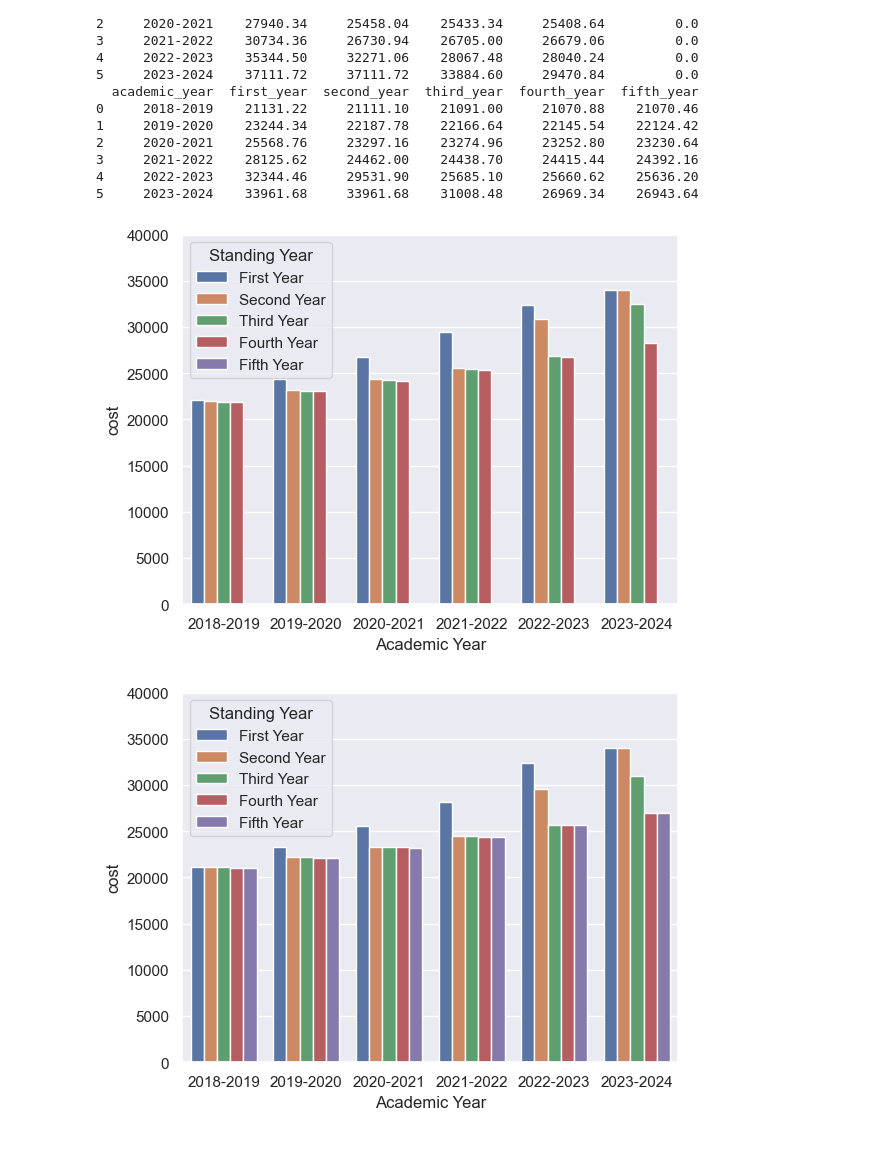
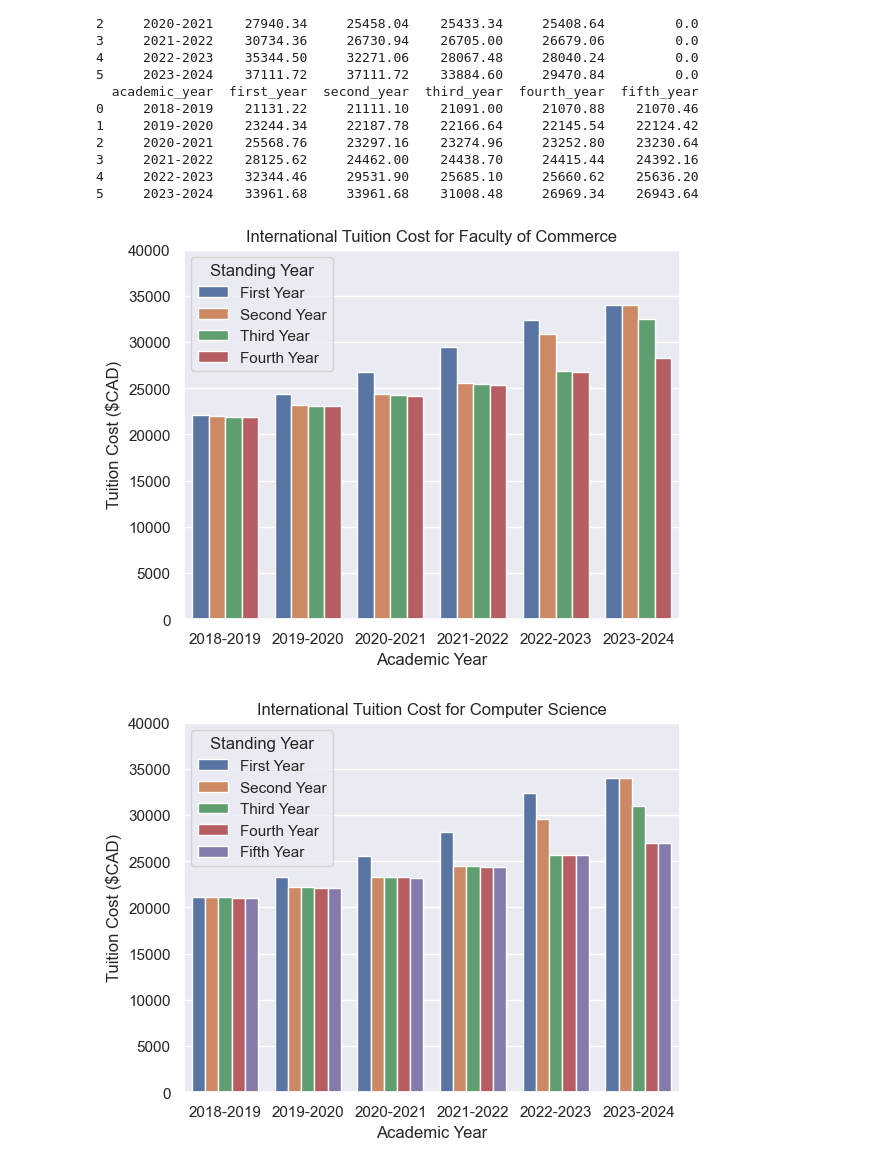
Before and after one commit to Sid-26/Ontario-Tech-International-Tuition-Statistics, a Jupyter notebook: stats.ipynb, the cells around one changed output. Drawn from its saved outputs; the diff is of its cells as text; code cells hidden in the pictures.

```diff
--- a/stats.ipynb
+++ b/stats.ipynb
@@ -177,17 +203,25 @@ dfs = [commerce_df, cs_df, engineering_tech_df, science_arts_health_df, it_df, n
 
 for df in dfs:
     df.rename(columns={'academic_year':'Academic Year','first_year':'First Year','second_year':'Second Year','third_year':'Third Year','fourth_year':'Fourth Year','fifth_year':'Fifth Year'}, inplace=True)
+# %%
+commerce_df.drop('Fifth Year', axis=1, inplace=True)
 # %%
 plot_commerce = sns.barplot(data=commerce_df.melt(id_vars='Academic Year',value_name='cost',var_name='Standing Year'),x='Academic Year',y='cost',hue='Standing Year')
 plot_commerce.set_ylim(0,40000)
+plt.ylabel('Tuition Cost ($CAD)')
+plt.title('International Tuition Cost for Faculty of Commerce')
+plt.savefig('figures/commerce_cost.png',format='png')
 plt.show()
 # %% [output]
-[figure, old version]
+[figure, new version]
 # %%
 plot_cs = sns.barplot(data=cs_df.melt(id_vars='Academic Year',value_name='cost',var_name='Standing Year'),x='Academic Year',y='cost',hue='Standing Year')
 plot_cs.set_ylim(0,40000)
+plt.ylabel('Tuition Cost ($CAD)')
+plt.title('International Tuition Cost for Computer Science')
+plt.savefig('figures/cs_cost.png',format='png')
 plt.show()
 # %% [output]
-[figure, old version]
+[figure, new version]
 # %%
 plot_eng = sns.barplot(data=engineering_tech_df.melt(id_vars='Academic Year',value_name='cost',var_name='Standing Year'),x='Academic Year',y='cost',hue='Standing Year')
```
Also changed, not shown: parts of 26 cells of this notebook, 1 other file.
